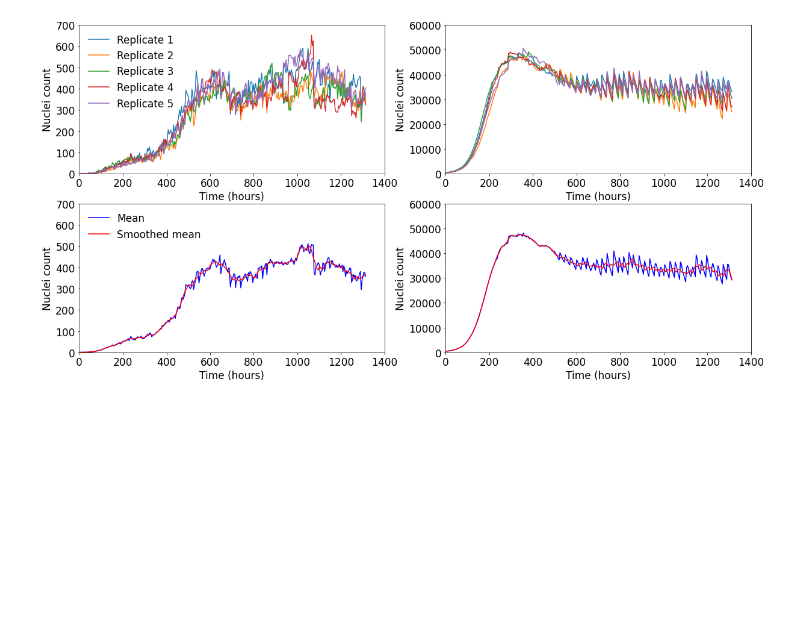
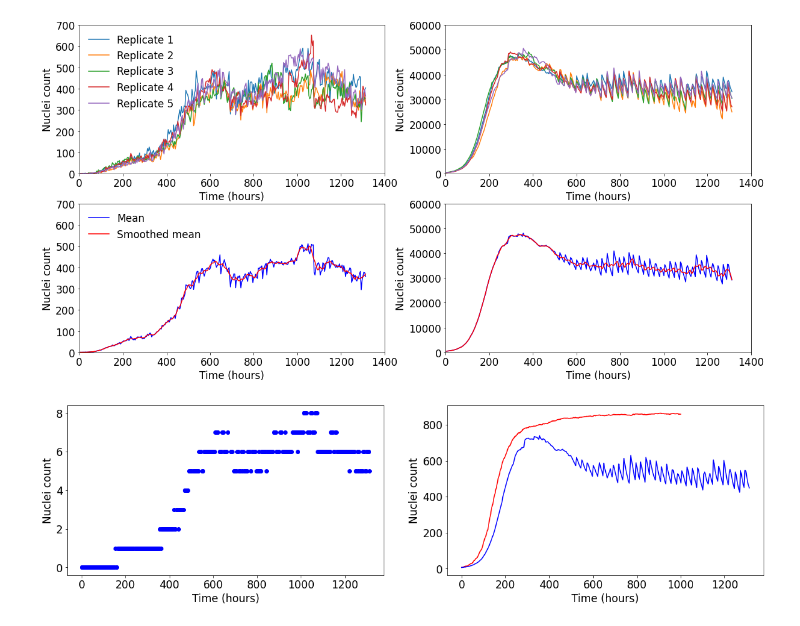
Before and after one commit to Ernesto-Lima/GiantABM, a Jupyter notebook: data.ipynb, the cells around one changed output. Cells and saved outputs as stored; diff of their text form; code cells hidden in the pictures; blank space fills up the shorter version.

Commit message:
data

```diff
--- a/data.ipynb
+++ b/data.ipynb
@@ -7,9 +7,9 @@ plt.rcParams['font.size'] = '17'
 giant_data = np.loadtxt('./Data/giant.csv')
 small_data = np.loadtxt('./Data/small.csv')
 mean_data = np.mean(np.delete(giant_data,0,1),axis=1)
-giant_mean = np.stack([giant_data.T[0], mean_data])
+giant_mean = np.stack([np.around(giant_data.T[0]), mean_data])
 mean_data = np.mean(np.delete(small_data,0,1),axis=1)
-small_mean = np.stack([small_data.T[0], mean_data])
+small_mean = np.stack([np.around(small_data.T[0]), mean_data])
 small_smooth = savgol_filter(small_mean[1], 13, 3) # window size 51, polynomial order 3
 giant_smooth = savgol_filter(giant_mean[1], 13, 3) # window size 51, polynomial order 3
 fig, axes = plt.subplots(2,2, figsize=(20, 10))
@@ -47,3 +47,22 @@ plt.savefig('cells_data.pdf', bbox_inches = 'tight', pad_inches = 0)
 plt.show()
 # %% [output]
 [figure]
+# %%
+model_data = np.loadtxt('cells_data1.txt')
+giant_mreg = np.stack([giant_mean[0], np.around(giant_mean[1]/65)])
+small_mreg = np.stack([small_mean[0], np.around(small_mean[1]/65)])
+fig, axes = plt.subplots(1,2, figsize=(20,5))
+ax1 = axes[0]
+ax1.plot(giant_mreg[0], giant_mreg[1],'o',color='blue')
+#ax1.set_xlim((0,160))
+ax1.set_xlabel('Time (hours)')
+ax1.set_ylabel('Nuclei count');
+ax2 = axes[1]
+ax2.plot(model_data.T[0], model_data.T[3]+model_data.T[4]+model_data.T[5]+model_data.T[6],'-',color='red')
+ax2.plot(small_mreg[0], small_mreg[1],'-',color='blue')
+#ax2.set_xlim((0,160))
+ax2.set_xlabel('Time (hours)')
+ax2.set_ylabel('Nuclei count');
+plt.show()
+# %% [output]
+[figure, added]
```
Also changed, not shown: parts of 2 cells of this notebook, 5 other files.
